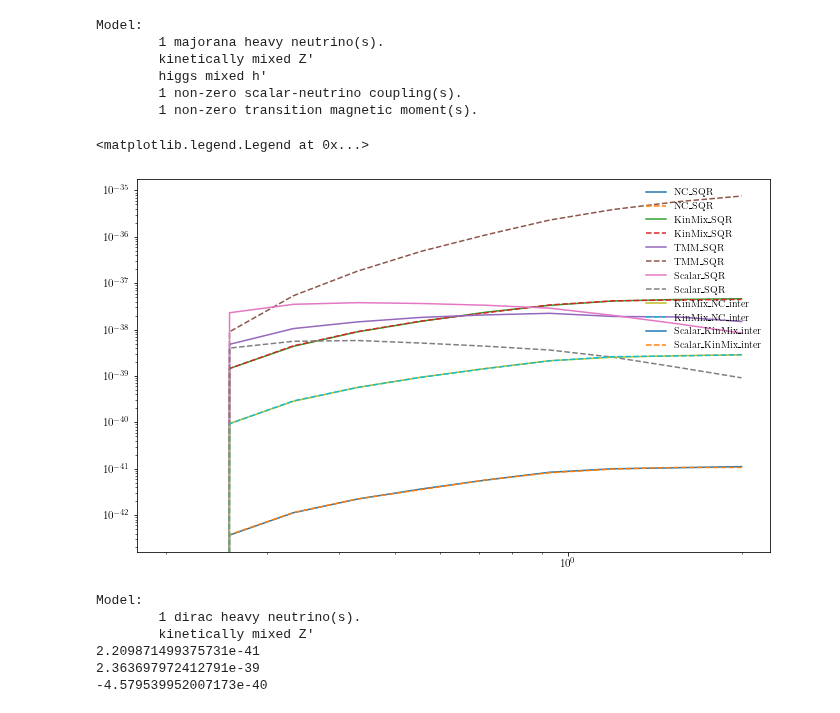
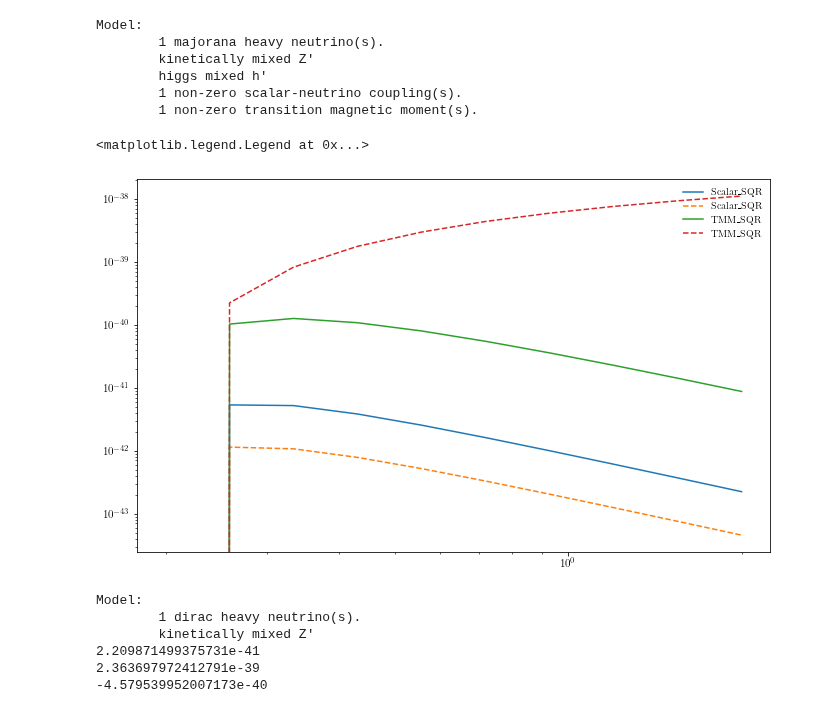
Before and after one commit to mhostert/DarkNews-generator, a Jupyter notebook: examples/Example_2_total_xsecs.ipynb, the cells around one changed output. Saved outputs shown, nothing was run; the diff lists cells and outputs as text; code cells hidden in the pictures.

```diff
--- a/examples/Example_2_total_xsecs.ipynb
+++ b/examples/Example_2_total_xsecs.ipynb
@@ -53,8 +254,9 @@ bsm_model = dn.model.create_model(
     s_mu4=1e-1,
     theta=1e-3,
     mhprime=0.5,
-    mu_tr_mu4=1e-7
+    mu_tr_mu4=1e-6
     )
+
 calculator_hc = dn.MC.XsecCalc(bsm_model = bsm_model, scattering_regime = 'coherent', nuclear_target= Ar40, helicity = 'conserving')
 calculator_hf = dn.MC.XsecCalc(bsm_model = bsm_model, scattering_regime = 'coherent', nuclear_target= Ar40, helicity = 'flipping')
 # %% [output]
@@ -66,18 +268,19 @@ Model:
         1 non-zero transition magnetic moment(s).
 # %%
 fig, ax = std_fig(axes_form=[0.1,0.15,0.88,0.74], transparent=True, figsize=(10,7))
+
 Enu_range=np.geomspace(0.2,2,10)
-for diagram in ['NC_SQR','KinMix_SQR','TMM_SQR','Scalar_SQR','KinMix_NC_inter','Scalar_KinMix_inter']:
-# for diagram in ['Scalar_SQR','TMM_SQR']:
+# for diagram in ['NC_SQR','KinMix_SQR','TMM_SQR','Scalar_SQR','KinMix_NC_inter','Scalar_KinMix_inter']:
+for diagram in ['Scalar_SQR','TMM_SQR']:
     ax.plot(Enu_range,calculator_hc.total_xsec(Enu_range, diagrams=[diagram],NEVAL=1000,NINT=10), label=diagram)
     ax.plot(Enu_range,calculator_hf.total_xsec(Enu_range, diagrams=[diagram],NEVAL=1000,NINT=10), label=diagram,ls='--')
 
 ax.set_xscale("log")
 ax.set_yscale("log")
 ax.legend(frameon=False, loc='upper right')
 # %% [output]
 <matplotlib.legend.Legend at 0x...>
-[figure, old version]
+[figure, new version]
 # %%
 
 bsm_model = dn.model.create_model(
```
Also changed, not shown: parts of 13 cells of this notebook, 10 other files.
